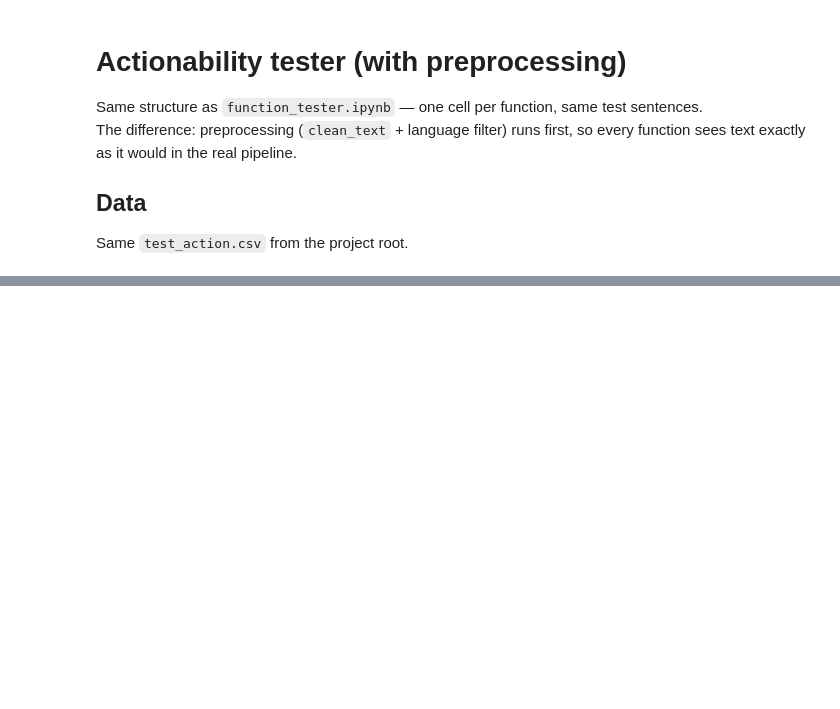
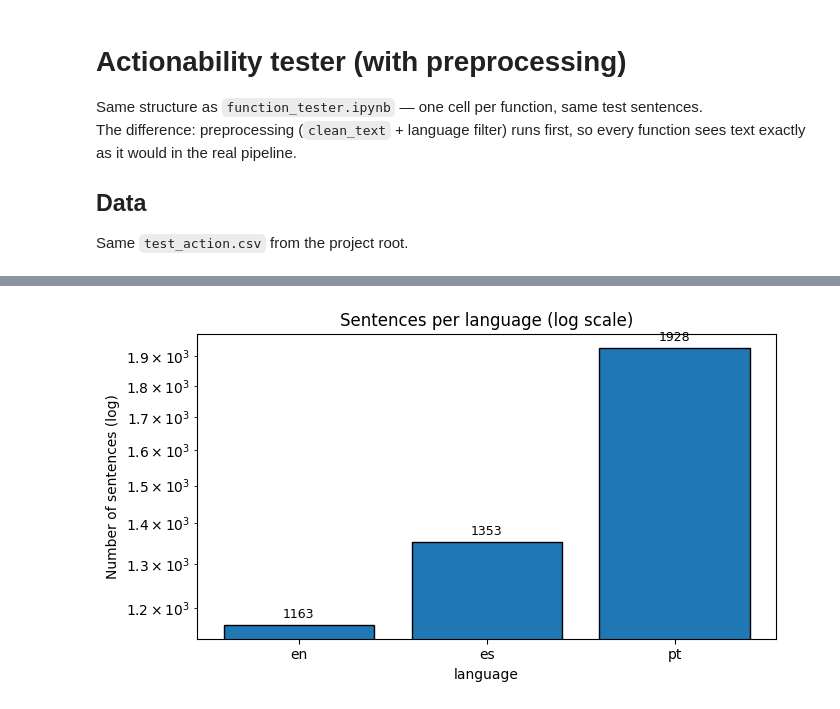
Before and after one commit to Lenap0911/NLP-model, a Jupyter notebook: nlp/actionability_tester.ipynb, the cells around one changed output, grey strips where cells are left out. Saved outputs shown, nothing was run; the diff lists cells and outputs as text; code cells hidden in the pictures; blank space fills up the shorter version.

```diff
--- a/nlp/actionability_tester.ipynb
+++ b/nlp/actionability_tester.ipynb
@@ -290,0 +79,47 @@ print(f'locations found:   {feats["top_locations"]}')
+# %%
+
+# bar chart: number of sentences per language (log scale) with counts on top
+import numpy as np
+import pandas as pd
+import matplotlib.pyplot as plt
+
+col = "actionability_probability"
+lang_col = "language"
+
+for c in [col, lang_col]:
+    if c not in df_out.columns:
+        raise KeyError(f"Column '{c}' not found. Available columns: {list(df_out.columns)}")
+
+dfp = df_out[[col, lang_col]].copy()
+dfp[col] = pd.to_numeric(dfp[col], errors="coerce")
+dfp = dfp.dropna(subset=[col, lang_col])
+
+counts_by_lang = dfp[lang_col].astype(str).value_counts().sort_index()
+
+fig, ax = plt.subplots(figsize=(7, 4))
+bars = ax.bar(counts_by_lang.index.tolist(), counts_by_lang.values.tolist(), edgecolor="black")
+
+ax.set_yscale("log")
+ax.set_title("Sentences per language (log scale)")
+ax.set_xlabel("language")
+ax.set_ylabel("Number of sentences (log)")
+
+# labels on top of bars
+for b in bars:
+    h = b.get_height()
+    if h <= 0:
+        continue
+    ax.annotate(
+        f"{int(h)}",
+        (b.get_x() + b.get_width() / 2, h),
+        ha="center",
+        va="bottom",
+        fontsize=9,
+        textcoords="offset points",
+        xytext=(0, 3),
+    )
+
+plt.tight_layout()
+plt.show()
+# %% [output]
+[figure, added]
```
Also changed, not shown: parts of 25 cells of this notebook, 3 other files.
